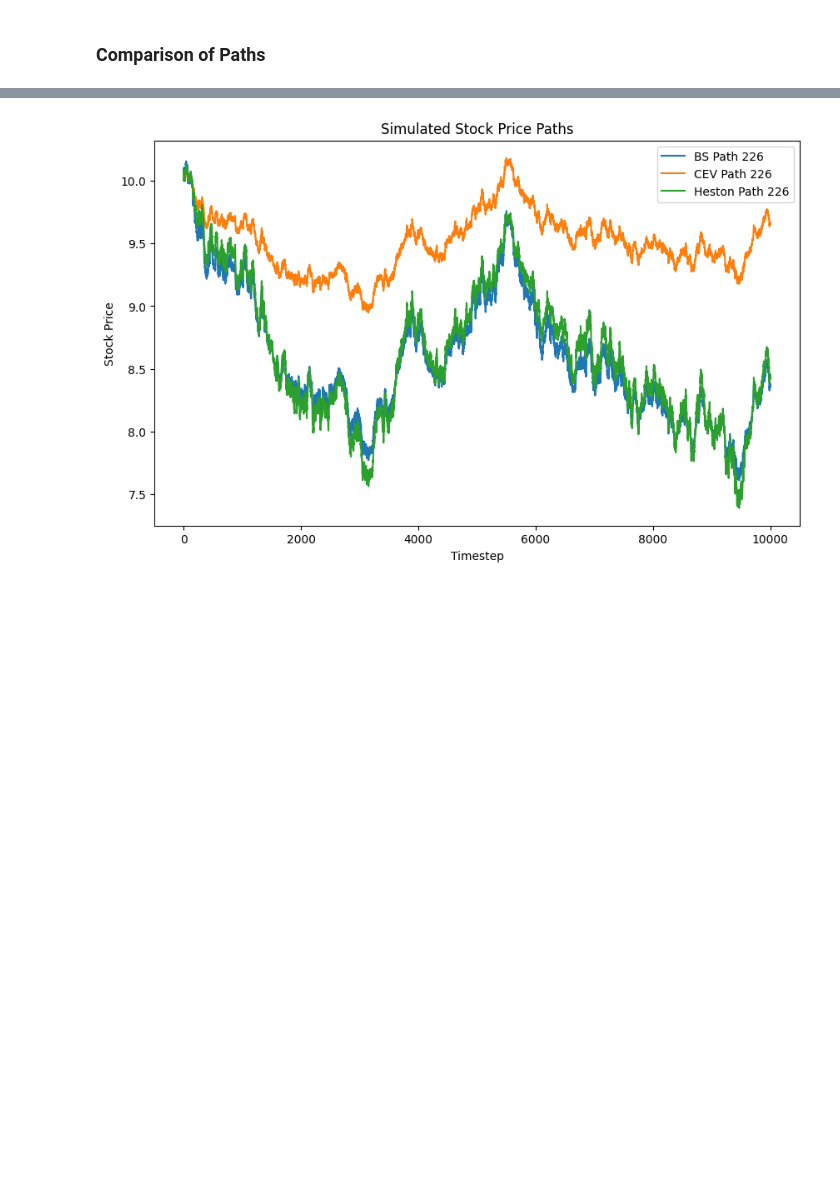
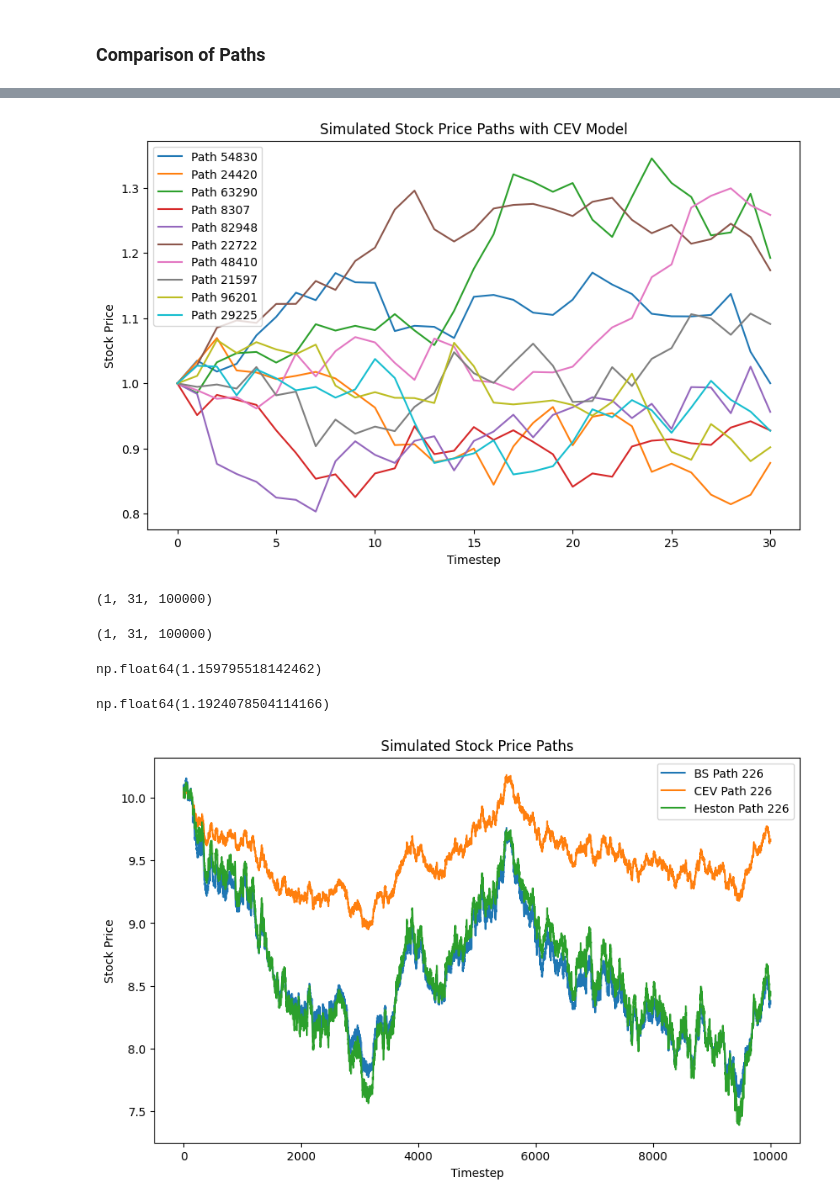
Before and after one commit to nhundo99/DeepFinance, a Jupyter notebook: project.ipynb, the cells around one changed output, grey strips where cells are left out. Saved outputs shown, nothing was run; the diff lists cells and outputs as text; code cells hidden in the pictures; blank space fills up the shorter version.

```diff
--- a/project.ipynb
+++ b/project.ipynb
@@ -181,3 +189,30 @@ For the Heston Model we have the risk of having negativ $\nu_{t + \Delta t}$ val
+# %%
+plt.figure(figsize=(10, 6))
+for i in paths:
+    plt.plot(CEV_price_paths[0, :,i], label=f'Path {i+1}')
+plt.xlabel('Timestep')
+plt.ylabel('Stock Price')
+plt.title('Simulated Stock Price Paths with CEV Model')
+plt.legend()
+plt.show()
+# %% [output]
+[figure, added]
+# %%
+CEV_price_paths.shape
+# %% [output]
+(1, 31, 100000)
+# %%
+BS_price_paths.shape
+# %% [output]
+(1, 31, 100000)
+# %%
+BS_price_paths[0,30,63289]
+# %% [output]
+np.float64(1.159795518142462)
+# %%
+CEV_price_paths[0,30,63289]
+# %% [output]
+np.float64(1.1924078504114166)
 # %%
 plt.figure(figsize=(10, 6))
 paths = np.random.choice(N, 1)
```
Also changed, not shown: parts of 13 cells of this notebook.
